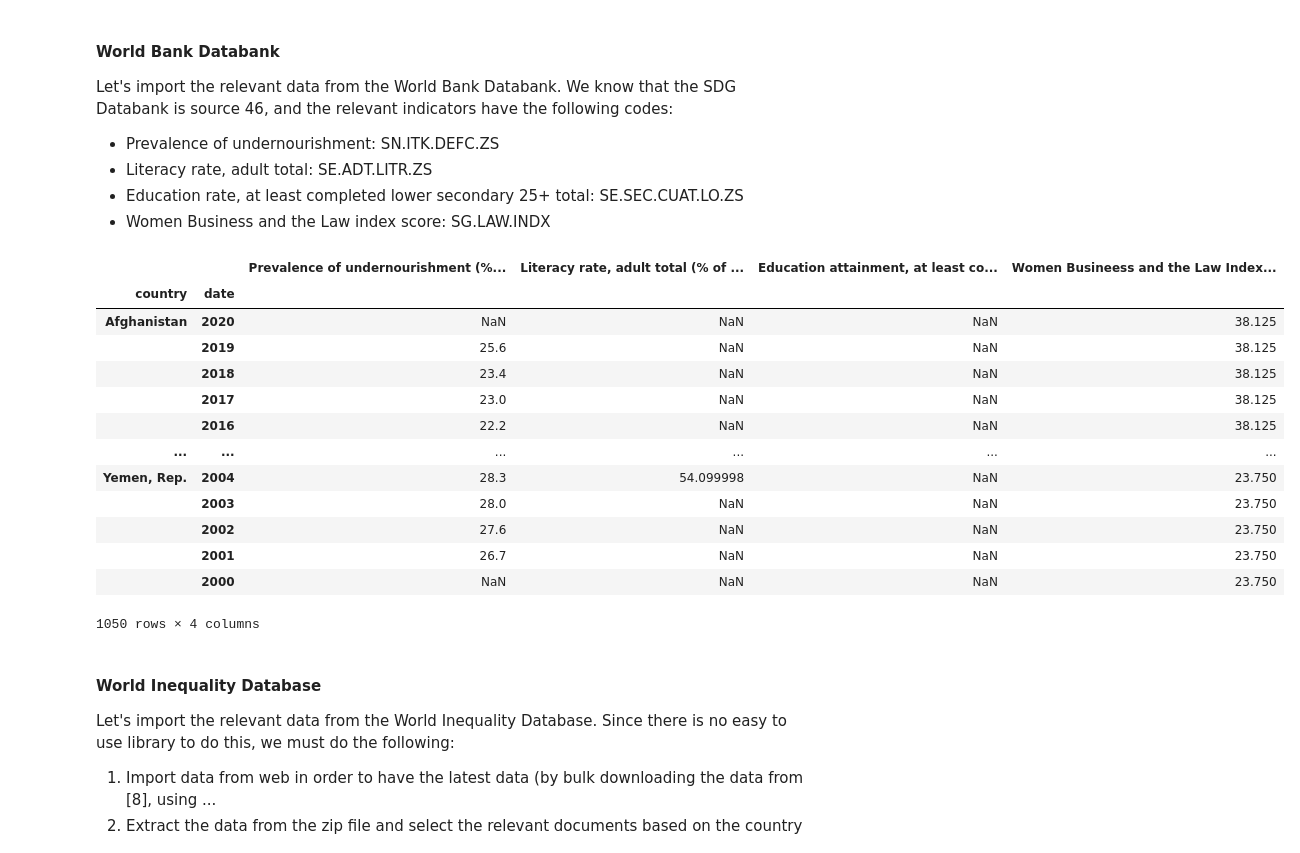
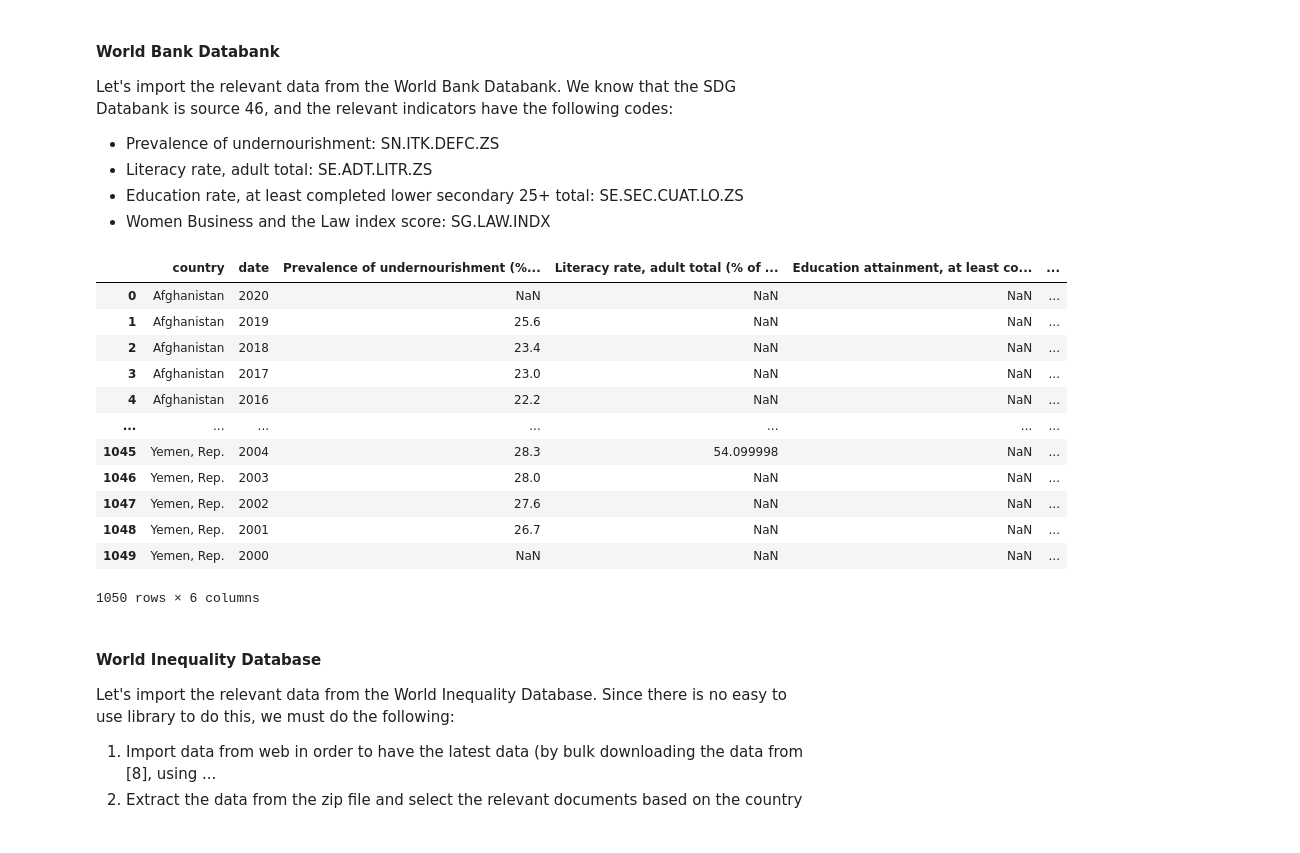
Before and after one commit to tushar2603/EPA112, a Jupyter notebook: EPA112A_project_group_7.ipynb, the cells around one changed output. Saved outputs shown, nothing was run; the diff lists cells and outputs as text; code cells hidden in the pictures.

```diff
--- a/EPA112A_project_group_7.ipynb
+++ b/EPA112A_project_group_7.ipynb
@@ -138,42 +143,48 @@ Let's import the relevant data from the World Bank Databank. We know that the SD
 # %%
 # creating list of countries per region in Asia, in order to import the indicators for the right countries:
 wbCA = ["KAZ", "KGZ", "TJK", "TKM", "UZB"] # CA = Central Asia
 wbEA = ["CHN", "HKG", "MAC", "PRK", "JPN", "MNG", "KOR"] # EA = Eastern Asia
 wbSEA = ["BRN", "KHM", "IDN", "LAO", "MYS", "MMR", "PHL", "SGP", "THA", "TLS", "VNM"] # SEA = South-Eastern Asia
 wbSA = ["AFG", "BGD", "BTN", "IND", "IRN", "MDV", "NPL", "PAK", "LKA"] # SA = Southern Asia
 wbWA = ["ARM", "AZE", "BHR", "CYP", "GEO", "IRQ", "ISR", "JOR", "KWT", "LBN", "OMN",
       "QAT", "SAU", "PSE", "SYR", "TUR", "ARE", "YEM"] # WA = Western Asia
-wbAsia = sorted(CA+EA+SEA+SA+WA) # also creating a list of Asia in order all countries need to be requested
+wbAsia = sorted(wbCA+wbEA+wbSEA+wbSA+wbWA) #creating a list of Asia in order all countries need to be requested
 
 # dictionary of indicators and indicator names:
 sdg_indic = {"SN.ITK.DEFC.ZS": "Prevalence of undernourishment (% of the population)",
              "SE.ADT.LITR.ZS": "Literacy rate, adult total (% of people ages 15 and above)",
              "SE.SEC.CUAT.LO.ZS": "Education attainment, at least completed lower secondary, population 25+, total (%)",
              "SG.LAW.INDX": "Women Busineess and the Law Index Score (scale 1-100)" }
 
-# defining start and end date for the data that we want (period of 2000-2020):
+# defining start and end date for the data that we want (period of 2000-2022):
 start = dt.datetime(2000, 1, 1) # starting time: 1 january 2000
-end = dt.datetime(2020, 12, 31) # end time: 31 december 2020
-timeframe = (start, end)
+end = dt.datetime(2020, 12, 31) # end time: 31 december 2022
+
+# Load World Bank data
+def load_world_bank_data(indicators, asia_countries, start, end):
+    # Fetch data using wbdata API
+    wb_data = wb.get_dataframe(indicators=indicators, country=asia_countries, date=(start, end), freq="Y", source=46)
+    wb_data.reset_index(inplace=True)  # Reset index for merging
+    wb_data['date'] = wb_data['date'].astype('int')
+    return wb_data
 
 # getting the data from the World Bank Databank as a Pandas dataframe:
-wbdata = wb.get_dataframe(indicators=sdg_indic, country=wbAsia, date=timeframe, freq="Y", source=46)
+wbdata = load_world_bank_data(sdg_indic, wbAsia, start, end )
 wbdata
 # %% [output]
-|  |  | Prevalence of undernourishment (%... | Literacy rate, adult total (% of ... | Education attainment, at least co... | Women Busineess and the Law Index... |
-| country | date |  |  |  |  |
-| Afghanistan | 2020 | NaN | NaN | NaN | 38.125 |
-|  | 2019 | 25.6 | NaN | NaN | 38.125 |
-|  | 2018 | 23.4 | NaN | NaN | 38.125 |
-|  | 2017 | 23.0 | NaN | NaN | 38.125 |
-|  | 2016 | 22.2 | NaN | NaN | 38.125 |
-| ... | ... | ... | ... | ... | ... |
-| Yemen, Rep. | 2004 | 28.3 | 54.099998 | NaN | 23.750 |
-|  | 2003 | 28.0 | NaN | NaN | 23.750 |
-|  | 2002 | 27.6 | NaN | NaN | 23.750 |
-|  | 2001 | 26.7 | NaN | NaN | 23.750 |
-|  | 2000 | NaN | NaN | NaN | 23.750 |
+|  | country | date | Prevalence of undernourishment (%... | Literacy rate, adult total (% of ... | Education attainment, at least co... | ... |
+| 0 | Afghanistan | 2020 | NaN | NaN | NaN | ... |
+| 1 | Afghanistan | 2019 | 25.6 | NaN | NaN | ... |
+| 2 | Afghanistan | 2018 | 23.4 | NaN | NaN | ... |
+| 3 | Afghanistan | 2017 | 23.0 | NaN | NaN | ... |
+| 4 | Afghanistan | 2016 | 22.2 | NaN | NaN | ... |
+| ... | ... | ... | ... | ... | ... | ... |
+| 1045 | Yemen, Rep. | 2004 | 28.3 | 54.099998 | NaN | ... |
+| 1046 | Yemen, Rep. | 2003 | 28.0 | NaN | NaN | ... |
+| 1047 | Yemen, Rep. | 2002 | 27.6 | NaN | NaN | ... |
+| 1048 | Yemen, Rep. | 2001 | 26.7 | NaN | NaN | ... |
+| 1049 | Yemen, Rep. | 2000 | NaN | NaN | NaN | ... |
-1050 rows × 4 columns
+1050 rows × 6 columns
 # %% [markdown]
 #### World Inequality Database
 Let's import the relevant data from the World Inequality Database. Since there is no easy to use library to do this, we must do the following:
```
Also changed, not shown: parts of 14 cells of this notebook, 1 other file.
